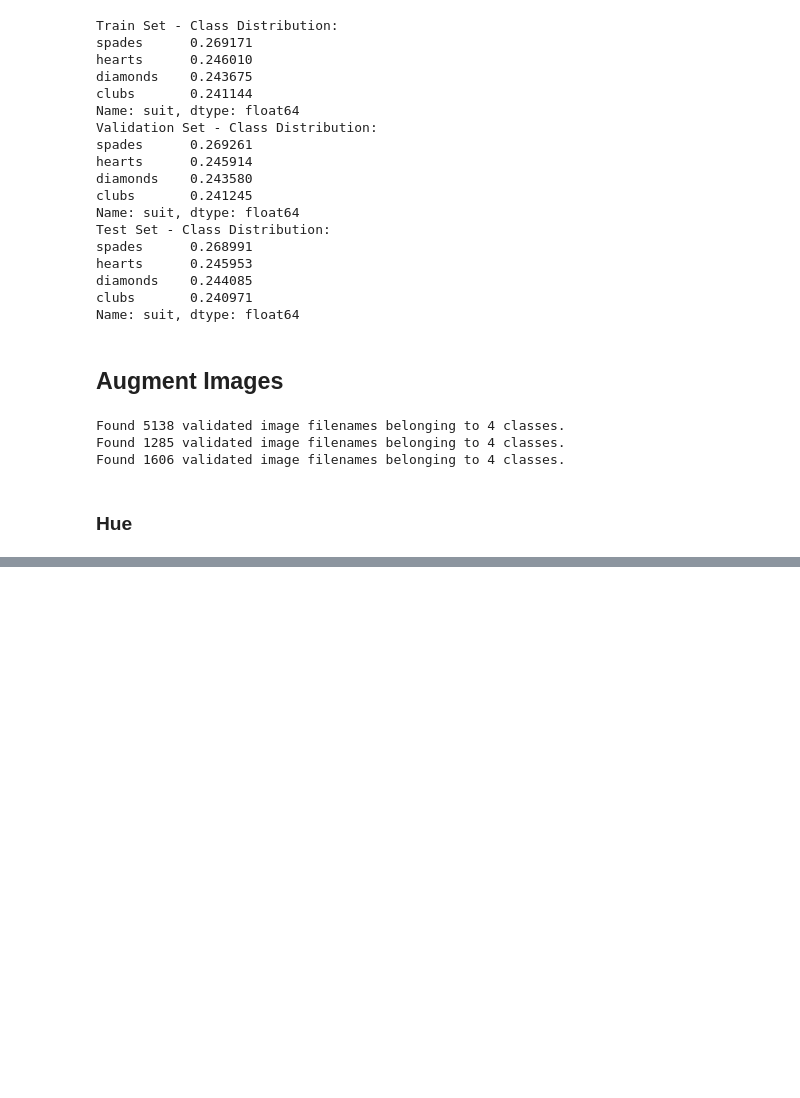
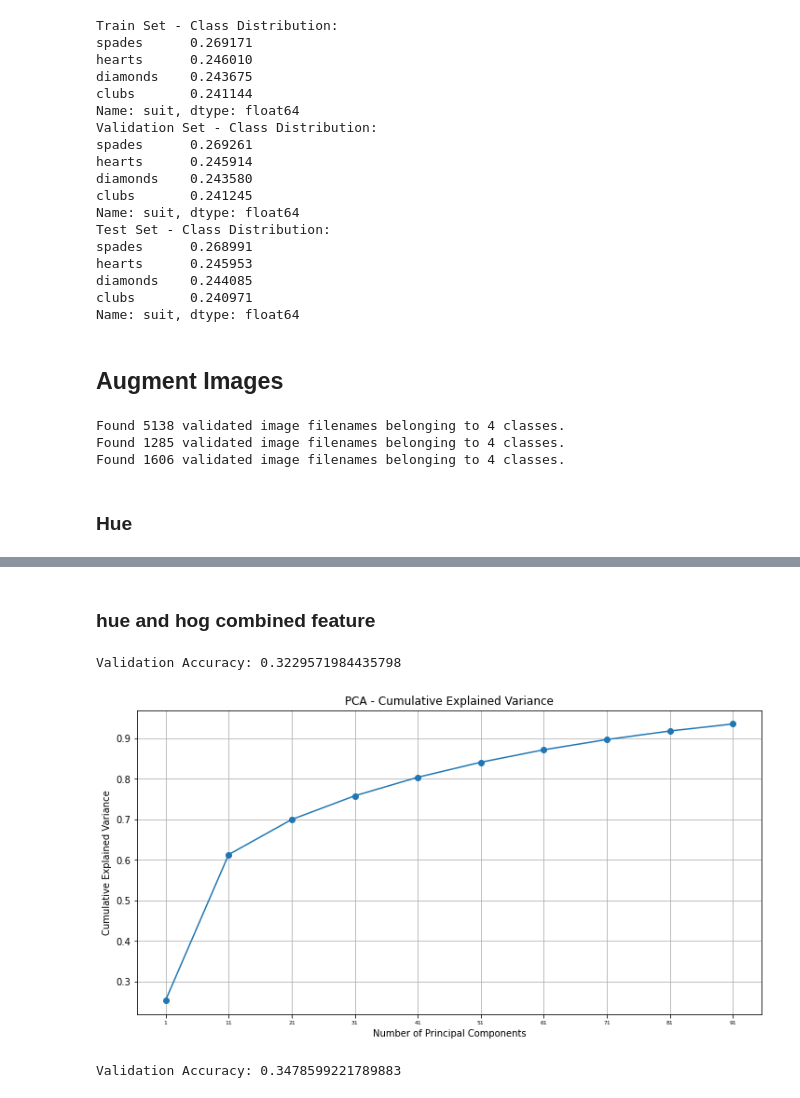
Before and after one commit to DianaLNguyen/ucb_mids_w281_project, a Jupyter notebook: classifier_hsv_lda.ipynb, the cells around one changed output, grey strips where cells are left out. Cells and saved outputs as stored; diff of their text form; code cells hidden in the pictures; blank space fills up the shorter version.

```diff
--- a/classifier_hsv_lda.ipynb
+++ b/classifier_hsv_lda.ipynb
@@ -322,0 +323,2 @@ Best Hyperparameters: {'shrinkage': None, 'solver': 'svd'}
+# %% [markdown]
+### hue and hog combined feature
@@ -322,0 +351,62 @@ Best Hyperparameters: {'shrinkage': None, 'solver': 'svd'}
+# %%
+train_hog_hue_features, train_labels = extract_hog_hue_features_from_generator(train_generator)
+valid_hog_hue_features, valid_labels = extract_hog_hue_features_from_generator(valid_generator)
+test_hog_hue_features, test_labels = extract_hog_hue_features_from_generator(test_generator)
+# %%
+# Initialize and fit the LDA model
+lda_model = LinearDiscriminantAnalysis()
+lda_model.fit(train_hog_hue_features, train_generator.labels)
+
+# Transform the validation features to the LDA space
+valid_features_lda = lda_model.transform(valid_hog_hue_features)
+
+# Predict on the validation data
+valid_predictions = lda_model.predict(valid_hog_hue_features)
+
+
+# Calculate the accuracy of the LDA model
+accuracy = accuracy_score(valid_generator.labels,valid_predictions)
+print("Validation Accuracy:", accuracy)
+# %% [output]
+Validation Accuracy: 0.3229571984435798
+# %%
+# Perform PCA on the HOG features.
+pca = PCA(n_components = 100)
+train_hog_hue_features_pca = pca.fit_transform(train_hog_hue_features)
+valid_hog_hue_features_pca = pca.fit_transform(valid_hog_hue_features)
+
+# Cumulative explained variance.
+explained_variance_ratio = pca.explained_variance_ratio_
+cumulative_explained_variance = np.cumsum(explained_variance_ratio)
+
+# Determine the number of principal components to plot with increments of 100.
+num_components = 100 #hog_hue_features_pca.shape[1]
+components_range = np.arange(1, num_components + 1, 10)
+
+plt.figure(figsize=(12, 6))
+plt.plot(components_range, cumulative_explained_variance[components_range - 1], marker='o')
+plt.xlabel('Number of Principal Components')
+plt.ylabel('Cumulative Explained Variance')
+plt.title('PCA - Cumulative Explained Variance')
+plt.xticks(components_range, fontsize=6)
+plt.grid(True)
+plt.show()
+# %% [output]
+[figure, added]
+# %%
+# Initialize and fit the LDA model
+lda_model = LinearDiscriminantAnalysis()
+lda_model.fit(train_hog_hue_features_pca, train_generator.labels)
+
+# Transform the validation features to the LDA space
+#valid_features_lda = lda_model.transform(valid_hog_hue_features_pca)
+
+# Predict on the validation data
+valid_predictions = lda_model.predict(valid_hog_hue_features_pca)
+
+
+# Calculate the accuracy of the LDA model
+accuracy = accuracy_score(valid_generator.labels,valid_predictions)
+print("Validation Accuracy:", accuracy)
+# %% [output]
+Validation Accuracy: 0.3478599221789883
```
Also changed, not shown: parts of 13 cells of this notebook.
